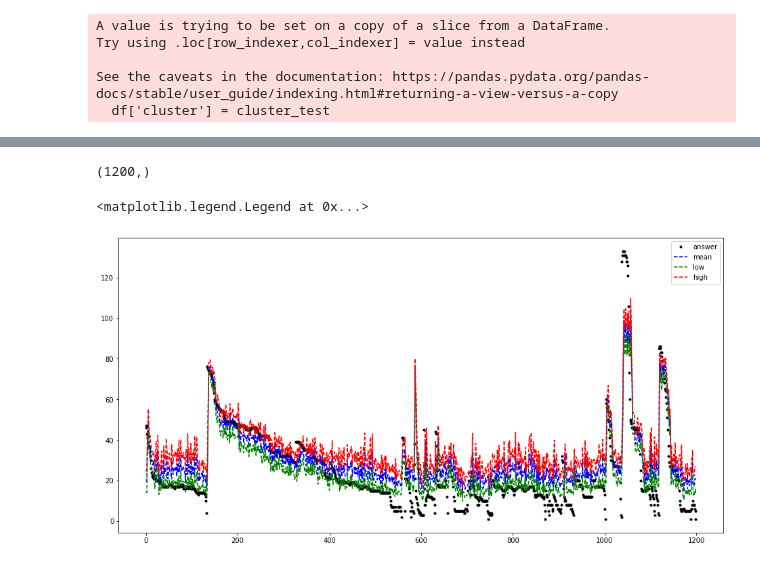
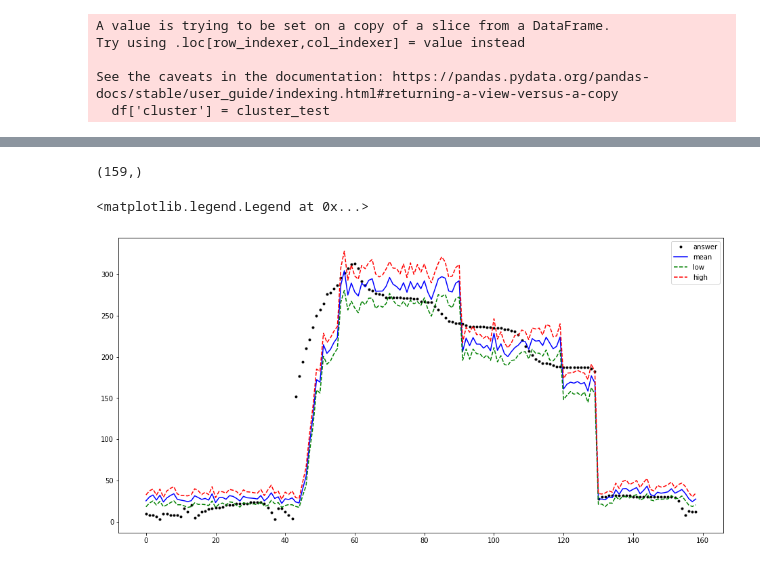
Before and after one commit to joon-stack/snow-prediction-markov-lstm, a Jupyter notebook: workspace.ipynb, the cells around one changed output, grey strips where cells are left out. Drawn from its saved outputs; the diff is of its cells as text; code cells hidden in the pictures.

```diff
--- a/workspace.ipynb
+++ b/workspace.ipynb
@@ -112,7 +97,7 @@ df2_90
 # %%
 df2_90_train = df2_90[df2_90['year'] < 2018]
 # df2_90_train = df[df['year'] < 2019]
-df2_90_test = df2_90[df2_90['year'] >= 2018]
+df2_90_test = df2_90[df2_90['year'] == 2021]
 # %%
 df2_90_test
 # %% [output]
@@ -132,7 +117,7 @@ df2_90_test
 # %%
 def make_cluster_in_order(df):
     snow = np.log(np.array(df['snow'])).reshape(-1, 1)
-    kmeans = KMeans(n_clusters=100)
+    kmeans = KMeans(n_clusters=20)
     clusters = kmeans.fit(snow)
     df['cluster']=clusters.labels_
     minmax = []
@@ -203,7 +176,7 @@ Try using .loc[row_indexer,col_indexer] = value instead
 See the caveats in the documentation: https://pandas.pydata.org/pandas-docs/stable/user_guide/indexing.html#returning-a-view-versus-a-copy
   df['cluster'] = cluster_in_order
 # %%
-markov = np.zeros((100, 100))
+markov = np.zeros((20, 20))
 # %%
 for n, cl in enumerate(df2_90_train['cluster']):
     if n == len(df2_90_train['cluster'])-1:
@@ -315,27 +318,27 @@ See the caveats in the documentation: https://pandas.pydata.org/pandas-docs/stab
 # %%
-snow_test = df2_90_test['snow'][df2_90_test[(df2_90_test['con_6h']==True)].index + hours]
-pred_snow_test = df2_90_test['pred_snow_mean'][df2_90_test[(df2_90_test['con_6h']==True)].index + hours]
-pred_snow_low_int = df2_90_test['pred_snow_low_int'][df2_90_test[(df2_90_test['con_6h']==True)].index + hours]
-pred_snow_high_int = df2_90_test['pred_snow_high_int'][df2_90_test[(df2_90_test['con_6h']==True)].index + hours]
+snow_test = df2_90_test['snow'][(df2_90_test[(df2_90_test['con_6h']==True)].index + hours)[:-6]]
+pred_snow_test = df2_90_test['pred_snow_mean'][(df2_90_test[(df2_90_test['con_6h']==True)].index + hours)[:-6]]
+pred_snow_low_int = df2_90_test['pred_snow_low_int'][(df2_90_test[(df2_90_test['con_6h']==True)].index + hours)[:-6]]
+pred_snow_high_int = df2_90_test['pred_snow_high_int'][(df2_90_test[(df2_90_test['con_6h']==True)].index + hours)[:-6]]
 snow_test.shape
 # %% [output]
-(1200,)
+(159,)
 # %%
 plt.figure(figsize=(16,8))
 # plt.plot(df2_90_test['snow'], 'b.', label='answer')
 # plt.plot(df2_90_test['pred_snow'], 'r--', label='pred')
 x = range(len(snow_test))
 plt.plot(x, snow_test, 'k.', label='answer')
 # plt.plot(pred_snow_test, 'r--', label='pred')
 # plt.fill_between(x, pred_snow_low_int, pred_snow_high_int)
-plt.plot(x, pred_snow_test, 'b--', label='mean')
+plt.plot(x, pred_snow_test, 'b-', label='mean')
 plt.plot(x, pred_snow_low_int, 'g--', label='low')
 plt.plot(x, pred_snow_high_int, 'r--', label='high')
 
 plt.legend()
 # %% [output]
 <matplotlib.legend.Legend at 0x...>
-[figure, old version]
+[figure, new version]
 # %%
 plt.figure(figsize=(8,8))
 plt.scatter(snow_test, pred_snow_test)
```
Also changed, not shown: parts of 13 cells of this notebook, 1 other file.
